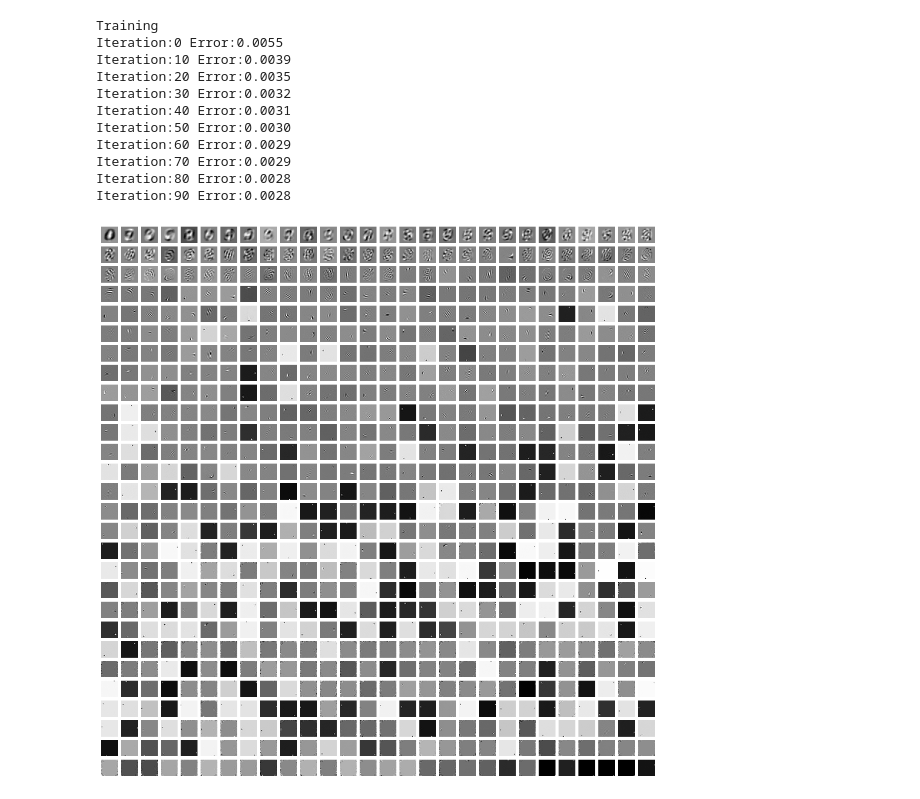
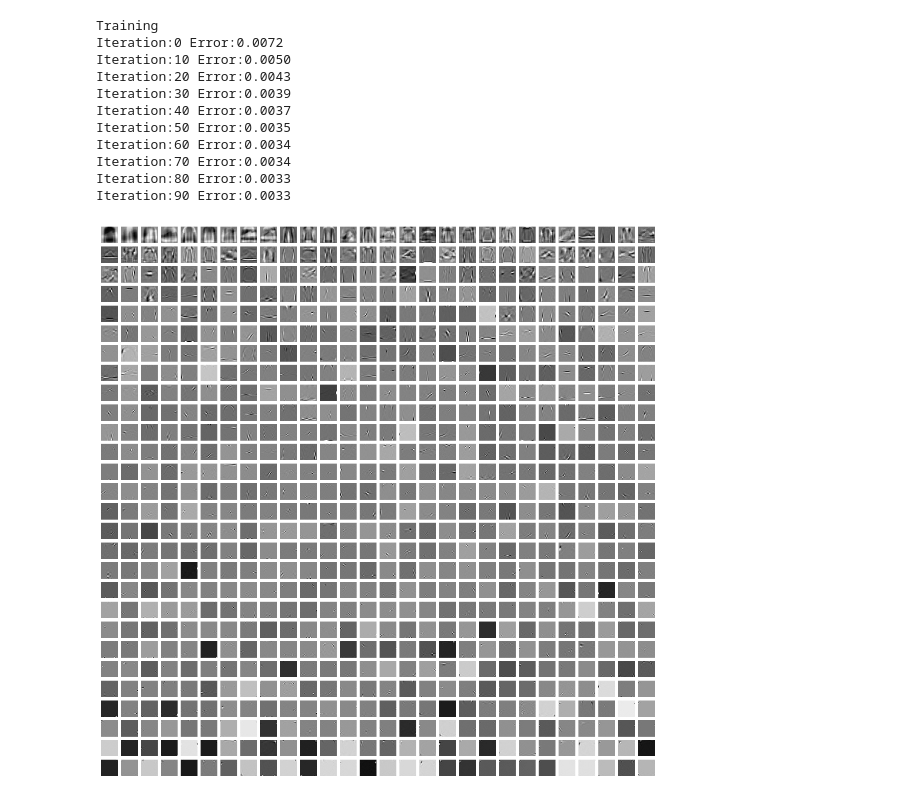
Before and after one commit to Sushanthgs/SparseDomainGenMod, a Jupyter notebook: OrthTransformCode.ipynb, the cells around one changed output. Cells and saved outputs as stored; diff of their text form; code cells hidden in the pictures.

```diff
--- a/OrthTransformCode.ipynb
+++ b/OrthTransformCode.ipynb
@@ -3,7 +3,8 @@ import tensorflow as tf
 import numpy as np
 import matplotlib.pyplot as plt
 # %%
-(xTrain,yTrain),(xTest,yTest)=tf.keras.datasets.mnist.load_data()
+#(xTrain,yTrain),(xTest,yTest)=tf.keras.datasets.mnist.load_data()
+(xTrain,yTrain),(xTest,yTest)=tf.keras.datasets.fashion_mnist.load_data()
 # %%
 def preprocData(dSet):
     dSetRes=dSet.reshape(dSet.shape[0],-1).T/255.0
@@ -14,7 +15,7 @@ xTrainPreproc-=trainSetMean
 xTestPreproc,_=preprocData(xTest)
 xTestPreproc-=trainSetMean
 # %%
-class sparseOrthoDictionaryTrainer:
+class sparseOrthoTransformTrainer:
     def __init__(self,trainData,spp,numIter,dictInit=None):
         if(dictInit is None):
             randSel=np.random.RandomState(2500).permutation(xTrainPreproc.shape[1])[:1001]
@@ -44,28 +45,28 @@ class sparseOrthoDictionaryTrainer:
 
 spp=70
 numIter=100
-mnistTrainDict=sparseOrthoDictionaryTrainer(xTrainPreproc,spp,numIter)
-mnistTrainDict.fitDict(dispInt=10)
+TrainDict=sparseOrthoTransformTrainer(xTrainPreproc,spp,numIter)
+TrainDict.fitDict(dispInt=10)
 # %% [output]
 Training
-Iteration:0 Error:0.0055
-Iteration:10 Error:0.0039
-Iteration:20 Error:0.0035
-Iteration:30 Error:0.0032
-Iteration:40 Error:0.0031
-Iteration:50 Error:0.0030
-Iteration:60 Error:0.0029
-Iteration:70 Error:0.0029
-Iteration:80 Error:0.0028
-Iteration:90 Error:0.0028
+Iteration:0 Error:0.0072
+Iteration:10 Error:0.0050
+Iteration:20 Error:0.0043
+Iteration:30 Error:0.0039
+Iteration:40 Error:0.0037
+Iteration:50 Error:0.0035
+Iteration:60 Error:0.0034
+Iteration:70 Error:0.0034
+Iteration:80 Error:0.0033
+Iteration:90 Error:0.0033
 # %%
 fig,ax=plt.subplots(nrows=28,ncols=28,figsize=(14,14))
 k=0
 for i in range(28):
     for j in range(28):
-        ax[i,j].imshow(mnistTrainDict.dict[:,k].reshape(28,28),cmap='gray')
+        ax[i,j].imshow(TrainDict.dict[:,k].reshape(28,28),cmap='gray')
         ax[i,j].axis('off')
         k+=1
-plt.savefig('Visualized_learned_dictionary_MNISTspp70.svg',format='svg',dpi=300)
+plt.savefig('Visualized_learned_dictionary_FashionMNISTspp70.svg',format='svg',dpi=300)
 # %% [output]
-[figure, old version]
+[figure, new version]
```
Also changed, not shown: parts of 5 cells of this notebook, 2 other files.
